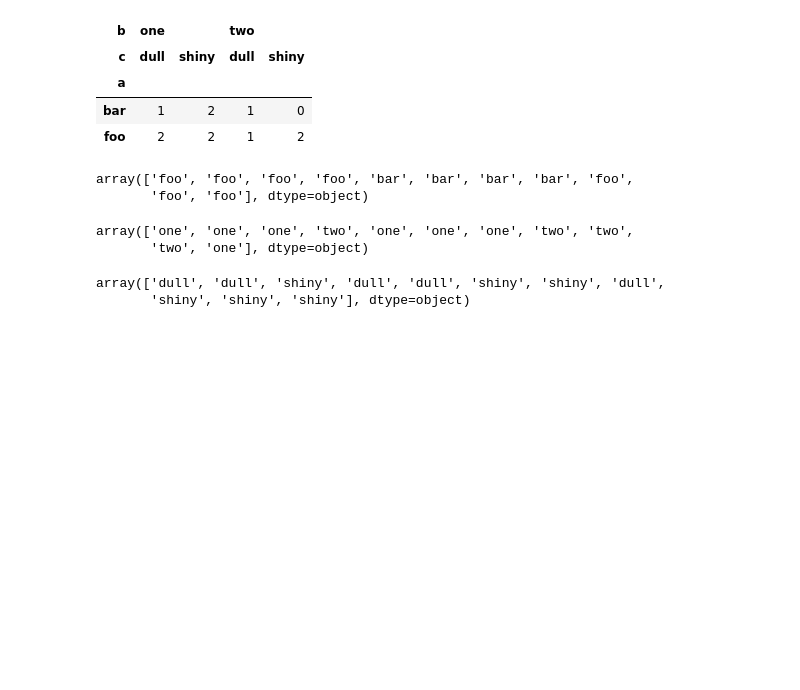
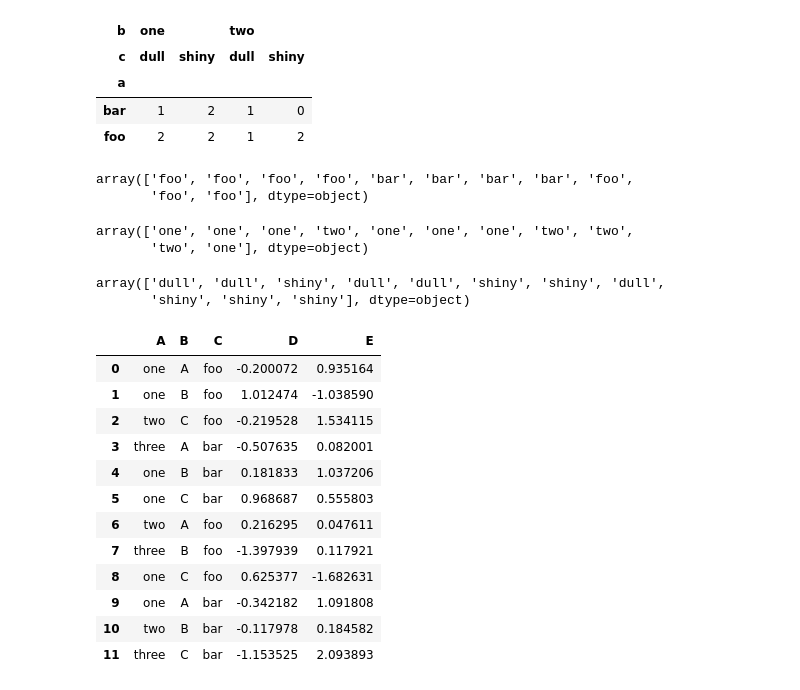
Before and after one commit to Aayush-Joshi-01/Python, a Jupyter notebook: Week-10/11 July/Prods/Self/Pandas.ipynb, the cells around one changed output. Drawn from its saved outputs; the diff is of its cells as text; code cells hidden in the pictures; blank space fills up the shorter version.

```diff
--- a/Week-10/11 July/Prods/Self/Pandas.ipynb
+++ b/Week-10/11 July/Prods/Self/Pandas.ipynb
@@ -175,3 +184,28 @@ c
 # %% [output]
 array(['dull', 'dull', 'shiny', 'dull', 'dull', 'shiny', 'shiny', 'dull',
        'shiny', 'shiny', 'shiny'], dtype=object)
+# %%
+df = pd.DataFrame(
+    {
+        "A": ["one", "one", "two", "three"] * 3,
+        "B": ["A", "B", "C"] * 4,
+        "C": ["foo", "foo", "foo", "bar", "bar", "bar"] * 2,
+        "D": np.random.randn(12),
+        "E": np.random.randn(12),
+    }
+)
+df
+# %% [output]
+|  | A | B | C | D | E |
+| 0 | one | A | foo | -0.200072 | 0.935164 |
+| 1 | one | B | foo | 1.012474 | -1.038590 |
+| 2 | two | C | foo | -0.219528 | 1.534115 |
+| 3 | three | A | bar | -0.507635 | 0.082001 |
+| 4 | one | B | bar | 0.181833 | 1.037206 |
+| 5 | one | C | bar | 0.968687 | 0.555803 |
+| 6 | two | A | foo | 0.216295 | 0.047611 |
+| 7 | three | B | foo | -1.397939 | 0.117921 |
+| 8 | one | C | foo | 0.625377 | -1.682631 |
+| 9 | one | A | bar | -0.342182 | 1.091808 |
+| 10 | two | B | bar | -0.117978 | 0.184582 |
+| 11 | three | C | bar | -1.153525 | 2.093893 |
```
Also changed, not shown: parts of 2 cells of this notebook, 6 other files.
